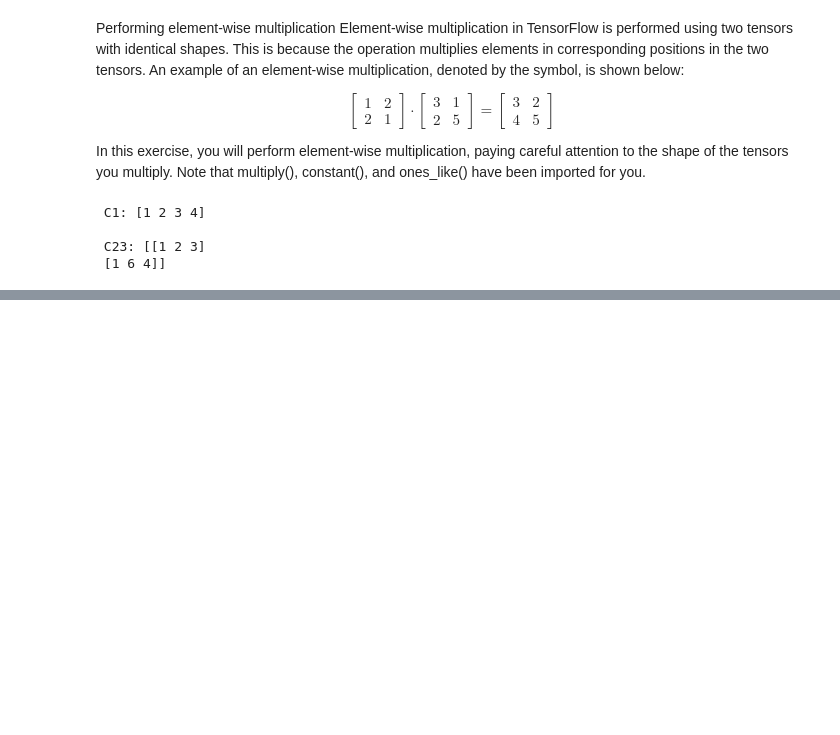
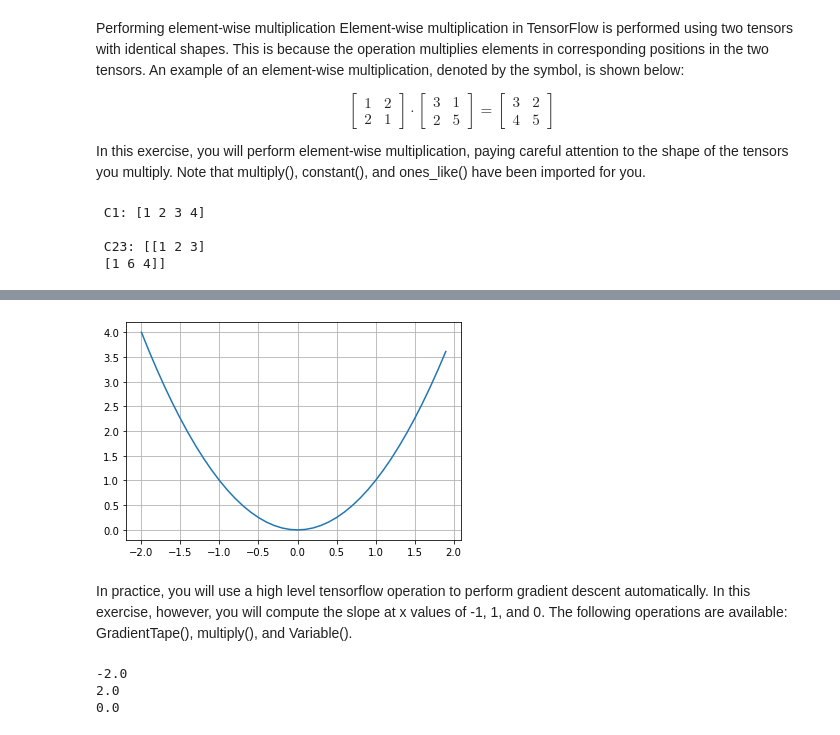
Before and after one commit to bernardo-cruz/DLV03_Project, a Jupyter notebook: scripts/TensorflowTutorial/introduction.ipynb, the cells around one changed output, grey strips where cells are left out. Drawn from its saved outputs; the diff is of its cells as text; code cells hidden in the pictures; blank space fills up the shorter version.

Commit message:
tensorflow tutorial finished

```diff
--- a/scripts/TensorflowTutorial/introduction.ipynb
+++ b/scripts/TensorflowTutorial/introduction.ipynb
@@ -95,0 +290,30 @@ Since we have not trained the model, you will enter a guess for the values of th
+# %%
+from matplotlib import pyplot as plt
+x = np.arange(-2,2,0.1)
+plt.plot(x,x**2)
+plt.grid()
+# %% [output]
+[figure, added]
+# %% [markdown]
+In practice, you will use a high level tensorflow operation to perform gradient descent automatically. In this exercise, however, you will compute the slope at x values of -1, 1, and 0. The following operations are available: GradientTape(), multiply(), and Variable().
+# %%
+import tensorflow as tf
+
+def compute_gradient(x0):
+    # Define x as a variable with an initial value of x0
+    x = Variable(x0)
+    with tf.GradientTape() as tape:
+        tape.watch(x)
+        # Define y using the multiply operation
+        y = multiply(x,x)
+    # Return the gradient of y with respect to x
+    return tape.gradient(y, x).numpy()
+
+# Compute and print gradients at x = -1, 1, and 0
+print(compute_gradient(-1.0))
+print(compute_gradient(1.0))
+print(compute_gradient(0.0))
+# %% [output]
+-2.0
+2.0
+0.0
```
Also changed, not shown: parts of 84 cells of this notebook, 19 other files.
